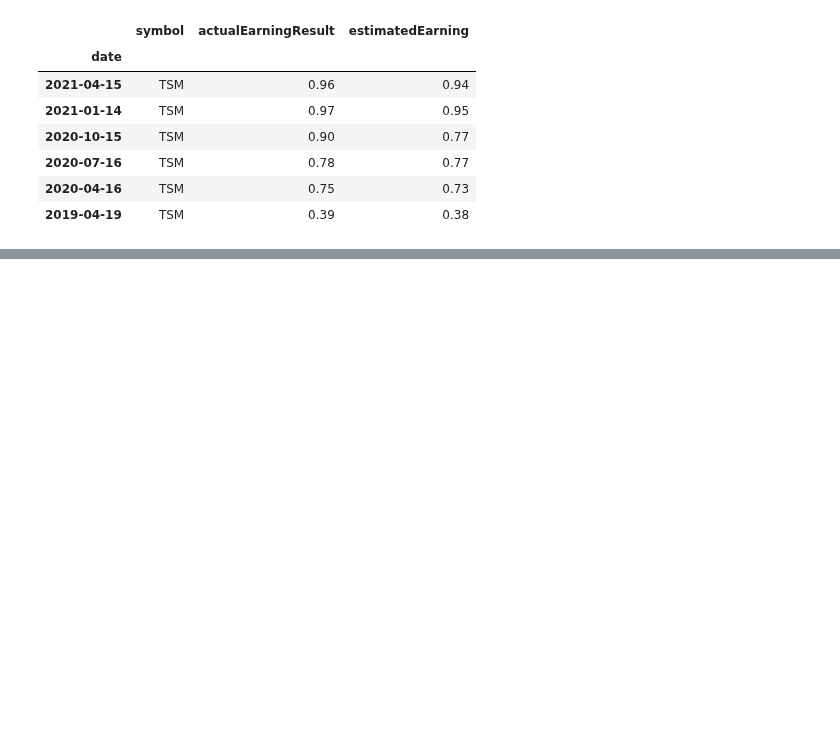
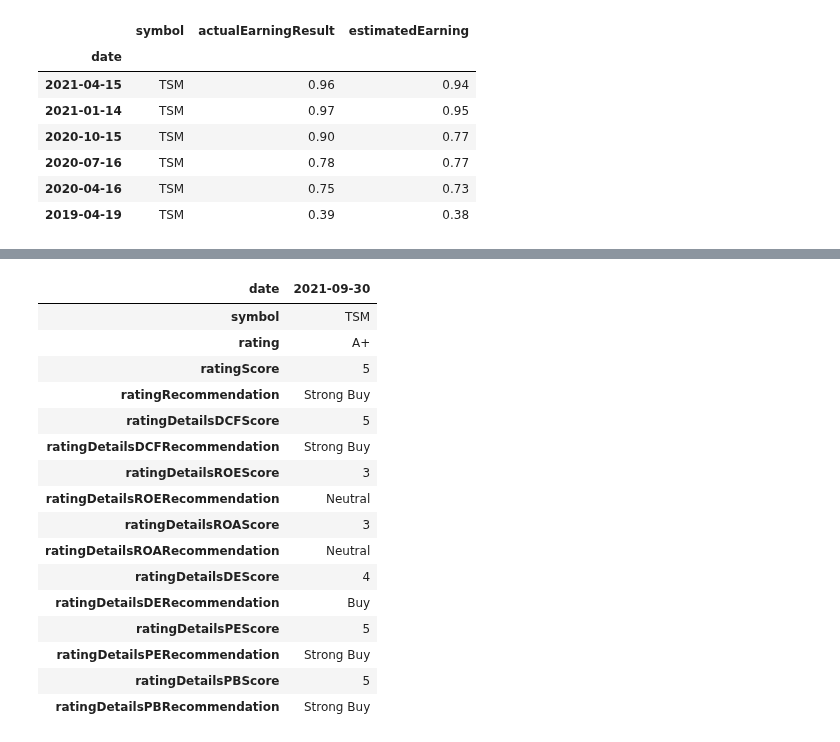
Before and after one commit to dbogatic/value_investing, a Jupyter notebook: company_sentiment.ipynb, the cells around one changed output, grey strips where cells are left out. Saved outputs shown, nothing was run; the diff lists cells and outputs as text; code cells hidden in the pictures; blank space fills up the shorter version.

Commit message:
added FMP stock rating

```diff
--- a/company_sentiment.ipynb
+++ b/company_sentiment.ipynb
@@ -233,0 +237,24 @@ earnings_surprises.loc[earnings_surprises['actualEarningResult'] > earnings_surp
+# %%
+# FMP Stock Rating based on financial statement, Discounted cash flow analysis, financial ratios and its intrinsic value.
+url = f'https://financialmodelingprep.com/api/v3/rating/{company}?apikey={FMP_API_KEY}'
+stock_rating = requests.get(url).json()
+stock_rating = pd.DataFrame(stock_rating).set_index('date')
+stock_rating.T
+# %% [output]
+| date | 2021-09-30 |
+| symbol | TSM |
+| rating | A+ |
+| ratingScore | 5 |
+| ratingRecommendation | Strong Buy |
+| ratingDetailsDCFScore | 5 |
+| ratingDetailsDCFRecommendation | Strong Buy |
+| ratingDetailsROEScore | 3 |
+| ratingDetailsROERecommendation | Neutral |
+| ratingDetailsROAScore | 3 |
+| ratingDetailsROARecommendation | Neutral |
+| ratingDetailsDEScore | 4 |
+| ratingDetailsDERecommendation | Buy |
+| ratingDetailsPEScore | 5 |
+| ratingDetailsPERecommendation | Strong Buy |
+| ratingDetailsPBScore | 5 |
+| ratingDetailsPBRecommendation | Strong Buy |
```
Also changed, not shown: parts of 4 cells of this notebook, 1 other file.
